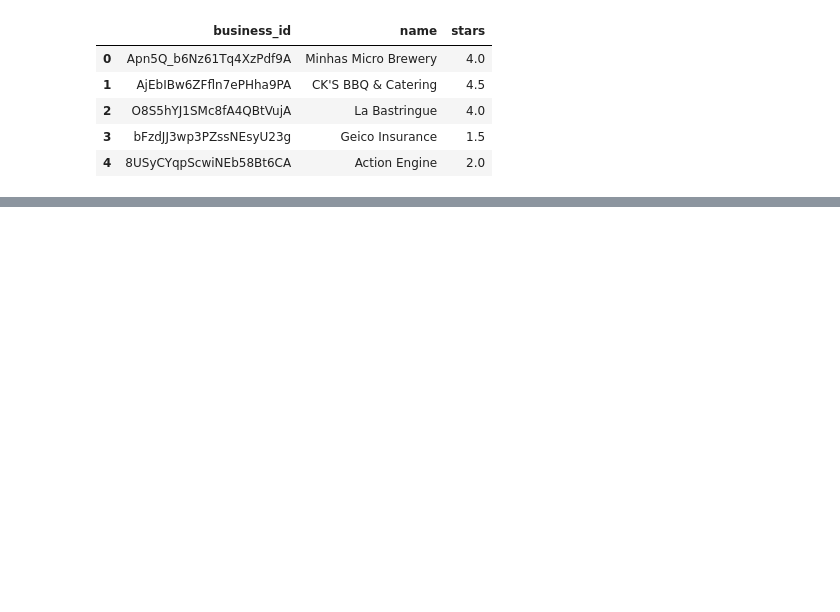
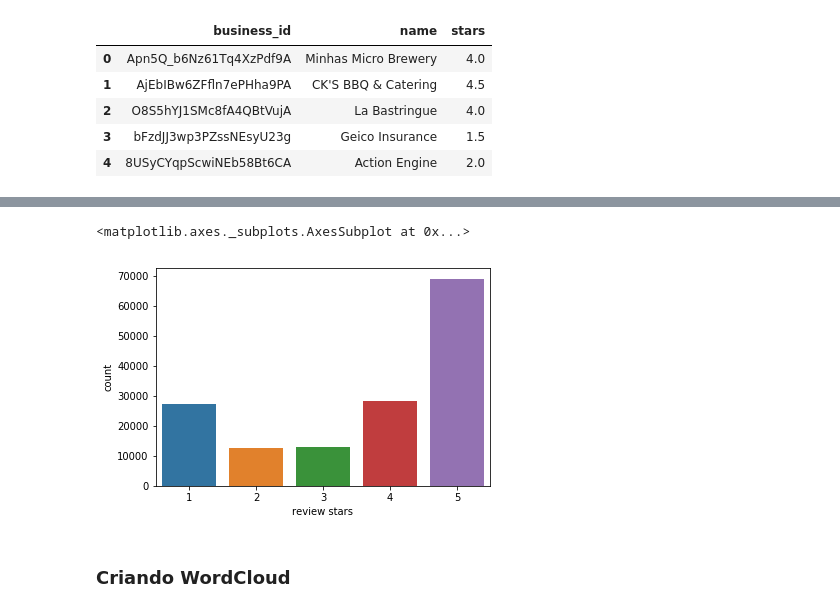
Before and after one commit to Aprendizado-de-Maquina-2018-2/trabalho3, a Jupyter notebook: Projeto 3 - Yelp Dataset.ipynb, the cells around one changed output, grey strips where cells are left out. Drawn from its saved outputs; the diff is of its cells as text; code cells hidden in the pictures; blank space fills up the shorter version.

```diff
--- a/Projeto 3 - Yelp Dataset.ipynb
+++ b/Projeto 3 - Yelp Dataset.ipynb
@@ -39,0 +80,2 @@ dataset.head()
+# %%
+dataset.drop(dataset[(dataset.text.str.len() < 4 )].index,inplace=True)
@@ -39,0 +118,7 @@ dataset.head()
+# %%
+sns.countplot(x=dataset['review stars'], data=dataset)
+# %% [output]
+<matplotlib.axes._subplots.AxesSubplot at 0x...>
+[figure, added]
+# %% [markdown]
+### Criando WordCloud
```
Also changed, not shown: parts of 25 cells of this notebook.
